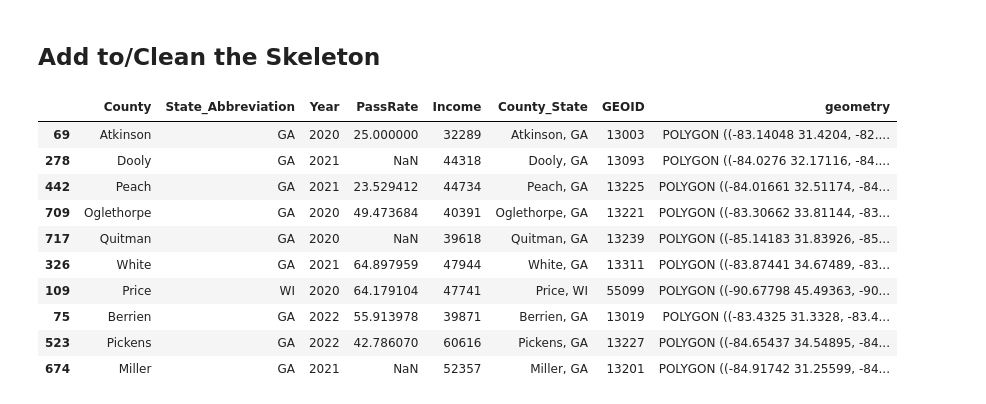
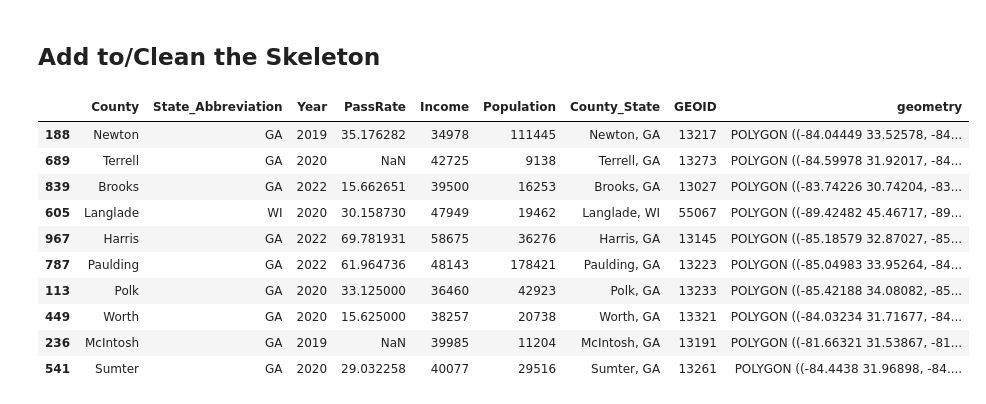
Before and after one commit to mcelhens/AP-Outcomes-to-University-Metrics, a Jupyter notebook: streamlit_app/Preparing_Counties_Choropleth.ipynb, the cells around one changed output. Drawn from its saved outputs; the diff is of its cells as text; code cells hidden in the pictures.

```diff
--- a/streamlit_app/Preparing_Counties_Choropleth.ipynb
+++ b/streamlit_app/Preparing_Counties_Choropleth.ipynb
@@ -65,5 +67,6 @@ geoids = gdf_states['GEOID'].unique()
 skeleton = gdf_states.merge(pd.DataFrame({'Year': years}), how = 'cross')
 skeleton['PassRate'] = None
 skeleton['Income'] = None
+skeleton['Population'] = None
 skeleton.head()
 # %% [output]
@@ -211,2 +193,14 @@ WI_map_data
 # %% [markdown]
 ## Add AP Performance to Skeleton
+# %%
+map_data = pd.concat([GA_map_data, MA_map_data, WI_map_data], ignore_index = True)
+merged = skeleton.merge(
+    map_data,
+    on = ['County', 'State_Abbreviation', 'Year'],
+    how = 'left',
+    suffixes = ('', '_map_data')
+)
+merged['PassRate'] = merged['PassRate'].fillna(merged['PassRate_map_data'])
+merged = merged.drop(columns=['PassRate_map_data'])
+skeleton = merged
+skeleton.head()
@@ -212,0 +252,19 @@ WI_map_data
+# %%
+population = CAINC_raw[CAINC_raw['Description'] == 'Population (persons) 1/']
+population = population[population['GeoName'].str.contains(',')]
+def split_county_state(geoName, county = True):
+    S = geoName.split(', ')
+    return S[0] if county else S[len(S) - 1]
+population['County'] = population.apply(lambda row: split_county_state(row['GeoName'], county = True), axis = 1)
+population['State_Abbreviation'] = population.apply(lambda row: split_county_state(row['GeoName'], county = False), axis = 1)
+population[['County', 'State_Abbreviation', '2019', '2020', '2021', '2022']]
+melted = population.melt(
+    id_vars = ['County', 'State_Abbreviation'],
+    value_vars = ['2019', '2020', '2021', '2022'],
+    var_name = 'Year',
+    value_name = 'Population'
+)
+melted['Year'] = melted['Year'].astype(int)
+melted['County'] = melted['County'].replace('Saint Croix', 'St. Croix')
+population = melted
+population.head(10)
@@ -262,13 +315,13 @@ incomes.head()
 # %%
 merged = skeleton.merge(
-    incomes,
+    population,
     on = ['County', 'State_Abbreviation', 'Year'],
     how = 'left',
-    suffixes = ('', '_incomes')
+    suffixes = ('', '_populations')
 )
-merged['Income'] = merged['Income'].fillna(merged['Income_incomes'])
-merged = merged.drop(columns=['Income_incomes'])
-merged.head()
+
+merged['Population'] = merged['Population'].fillna(merged['Population_populations'])
+merged = merged.drop(columns=['Population_populations'])
 skeleton = merged
 skeleton
 # %% [output]
@@ -289,19 +342,19 @@ skeleton
 ## Add to/Clean the Skeleton
 # %%
 skeleton['County_State'] = skeleton['County'] + ', ' + skeleton['State_Abbreviation']
-skeleton = skeleton[['County', 'State_Abbreviation', 'Year', 'PassRate', 'Income', 'County_State', 'GEOID', 'geometry']]
+skeleton = skeleton[['County', 'State_Abbreviation', 'Year', 'PassRate', 'Income', 'Population', 'County_State', 'GEOID', 'geometry']]
 skeleton.sample(10)
 # %% [output]
-|  | County | State_Abbreviation | Year | PassRate | Income | County_State | GEOID | geometry |
-| 69 | Atkinson | GA | 2020 | 25.000000 | 32289 | Atkinson, GA | 13003 | POLYGON ((-83.14048 31.4204, -82.... |
-| 278 | Dooly | GA | 2021 | NaN | 44318 | Dooly, GA | 13093 | POLYGON ((-84.0276 32.17116, -84.... |
-| 442 | Peach | GA | 2021 | 23.529412 | 44734 | Peach, GA | 13225 | POLYGON ((-84.01661 32.51174, -84... |
-| 709 | Oglethorpe | GA | 2020 | 49.473684 | 40391 | Oglethorpe, GA | 13221 | POLYGON ((-83.30662 33.81144, -83... |
-| 717 | Quitman | GA | 2020 | NaN | 39618 | Quitman, GA | 13239 | POLYGON ((-85.14183 31.83926, -85... |
-| 326 | White | GA | 2021 | 64.897959 | 47944 | White, GA | 13311 | POLYGON ((-83.87441 34.67489, -83... |
-| 109 | Price | WI | 2020 | 64.179104 | 47741 | Price, WI | 55099 | POLYGON ((-90.67798 45.49363, -90... |
-| 75 | Berrien | GA | 2022 | 55.913978 | 39871 | Berrien, GA | 13019 | POLYGON ((-83.4325 31.3328, -83.4... |
-| 523 | Pickens | GA | 2022 | 42.786070 | 60616 | Pickens, GA | 13227 | POLYGON ((-84.65437 34.54895, -84... |
-| 674 | Miller | GA | 2021 | NaN | 52357 | Miller, GA | 13201 | POLYGON ((-84.91742 31.25599, -84... |
+|  | County | State_Abbreviation | Year | PassRate | Income | Population | County_State | GEOID | geometry |
+| 188 | Newton | GA | 2019 | 35.176282 | 34978 | 111445 | Newton, GA | 13217 | POLYGON ((-84.04449 33.52578, -84... |
+| 689 | Terrell | GA | 2020 | NaN | 42725 | 9138 | Terrell, GA | 13273 | POLYGON ((-84.59978 31.92017, -84... |
+| 839 | Brooks | GA | 2022 | 15.662651 | 39500 | 16253 | Brooks, GA | 13027 | POLYGON ((-83.74226 30.74204, -83... |
+| 605 | Langlade | WI | 2020 | 30.158730 | 47949 | 19462 | Langlade, WI | 55067 | POLYGON ((-89.42482 45.46717, -89... |
+| 967 | Harris | GA | 2022 | 69.781931 | 58675 | 36276 | Harris, GA | 13145 | POLYGON ((-85.18579 32.87027, -85... |
+| 787 | Paulding | GA | 2022 | 61.964736 | 48143 | 178421 | Paulding, GA | 13223 | POLYGON ((-85.04983 33.95264, -84... |
+| 113 | Polk | GA | 2020 | 33.125000 | 36460 | 42923 | Polk, GA | 13233 | POLYGON ((-85.42188 34.08082, -85... |
+| 449 | Worth | GA | 2020 | 15.625000 | 38257 | 20738 | Worth, GA | 13321 | POLYGON ((-84.03234 31.71677, -84... |
+| 236 | McIntosh | GA | 2019 | NaN | 39985 | 11204 | McIntosh, GA | 13191 | POLYGON ((-81.66321 31.53867, -81... |
+| 541 | Sumter | GA | 2020 | 29.032258 | 40077 | 29516 | Sumter, GA | 13261 | POLYGON ((-84.4438 31.96898, -84.... |
 # %%
 skeleton.to_csv('States_Counties_Map_Data.csv', index = False)
```
Also changed, not shown: parts of 23 cells of this notebook, 2 other files.
